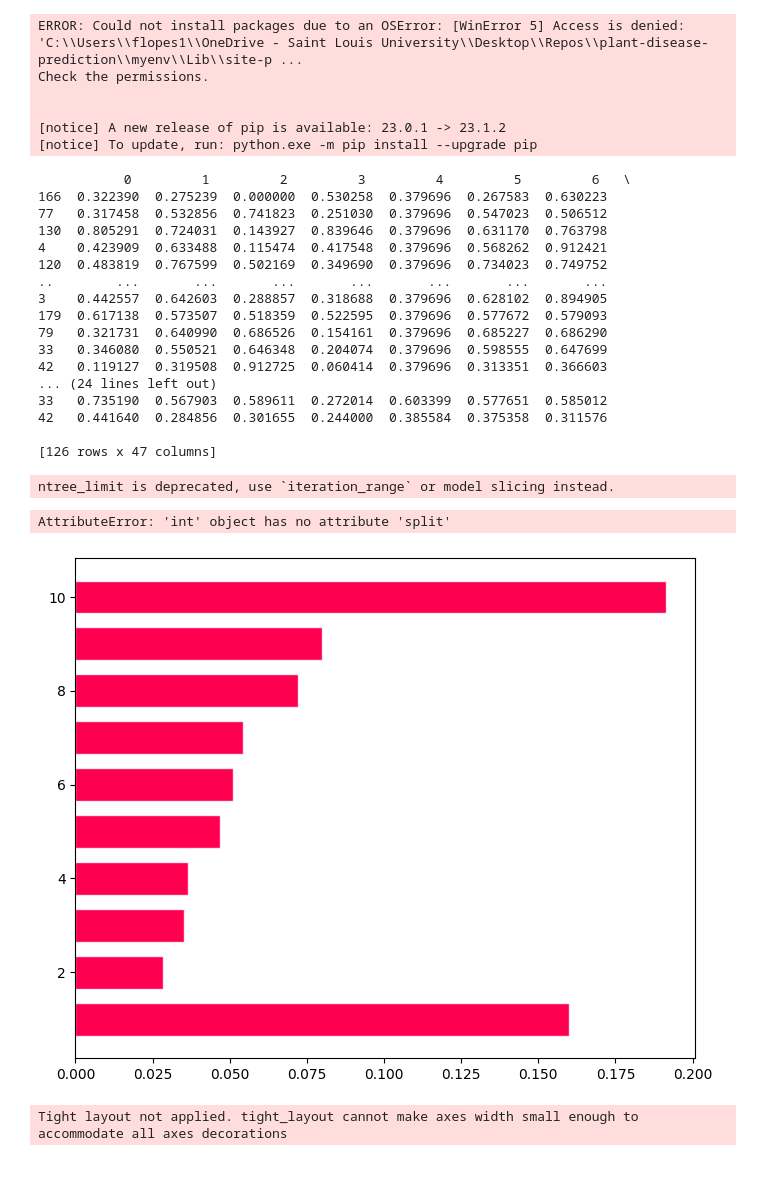
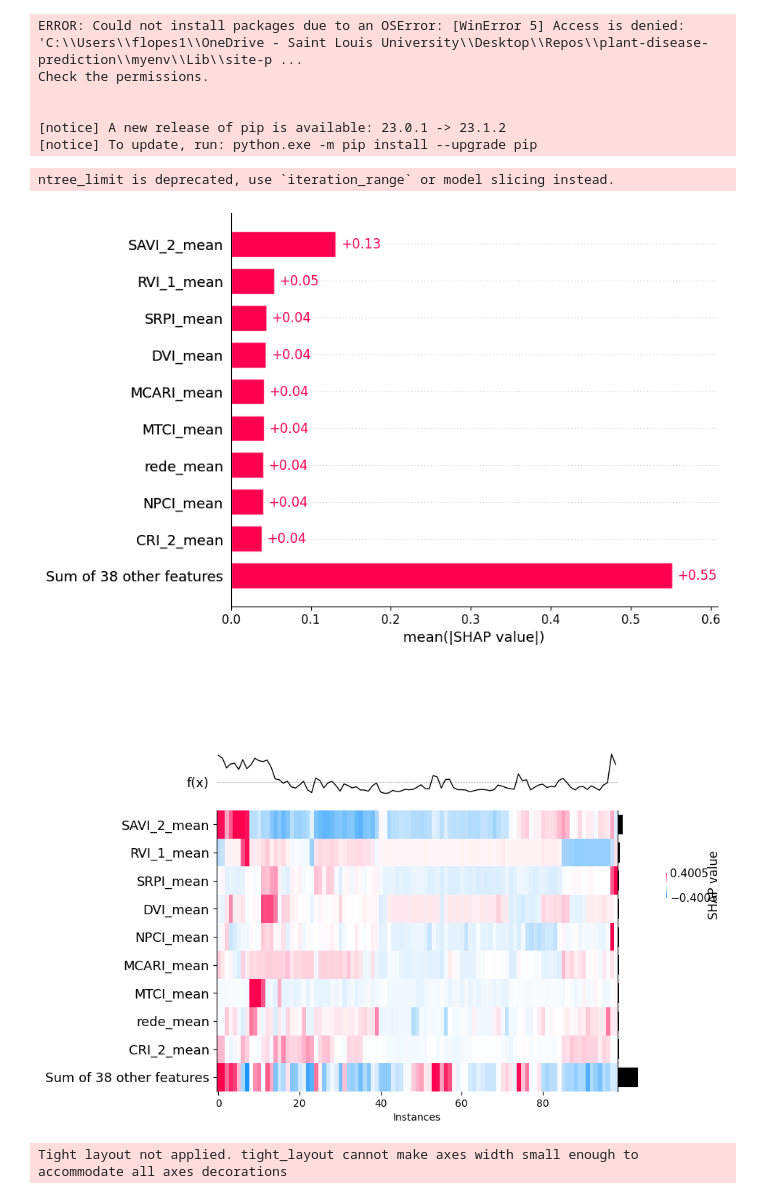
Before and after one commit to felipealencar/plant-disease-prediction, a Jupyter notebook: feature_based_classification.ipynb, the cells around one changed output. Saved outputs shown, nothing was run; the diff lists cells and outputs as text; code cells hidden in the pictures; blank space fills up the shorter version.

```diff
--- a/feature_based_classification.ipynb
+++ b/feature_based_classification.ipynb
@@ -756,38 +779,22 @@ Check the permissions.
 # %%
 import xgboost
 import numpy
 
 xgb_model = xgboost.XGBRegressor(random_state=42)
 xgb_model.fit(X_train, y_train)
 
-print(X_train)
 # The SHAP Values
 import shap
 explainer = shap.Explainer(xgb_model)
 shap_values = explainer(X_test)
 
 shap.plots.bar(shap_values, max_display=10) # default is max_display=12
+
+shap.plots.heatmap(shap_values[1:100])
 # %% [output]
-           0         1         2         3         4         5         6   \
-166  0.322390  0.275239  0.000000  0.530258  0.379696  0.267583  0.630223
-77   0.317458  0.532856  0.741823  0.251030  0.379696  0.547023  0.506512
-130  0.805291  0.724031  0.143927  0.839646  0.379696  0.631170  0.763798
-4    0.423909  0.633488  0.115474  0.417548  0.379696  0.568262  0.912421
-120  0.483819  0.767599  0.502169  0.349690  0.379696  0.734023  0.749752
-..        ...       ...       ...       ...       ...       ...       ...
-3    0.442557  0.642603  0.288857  0.318688  0.379696  0.628102  0.894905
-179  0.617138  0.573507  0.518359  0.522595  0.379696  0.577672  0.579093
-79   0.321731  0.640990  0.686526  0.154161  0.379696  0.685227  0.686290
-33   0.346080  0.550521  0.646348  0.204074  0.379696  0.598555  0.647699
-42   0.119127  0.319508  0.912725  0.060414  0.379696  0.313351  0.366603
-... (24 lines left out)
-33   0.735190  0.567903  0.589611  0.272014  0.603399  0.577651  0.585012
-42   0.441640  0.284856  0.301655  0.244000  0.385584  0.375358  0.311576
-
-[126 rows x 47 columns]
+ntree_limit is deprecated, use `iteration_range` or model slicing instead.
-ntree_limit is deprecated, use `iteration_range` or model slicing instead.
-AttributeError: 'int' object has no attribute 'split'
-[figure, old version]
+[figure, new version]
+[figure, added]
 # %%
 # Create the figure and axis
 fig = plt.figure(figsize=(50, 50))
```
Also changed, not shown: parts of 2 cells of this notebook.
